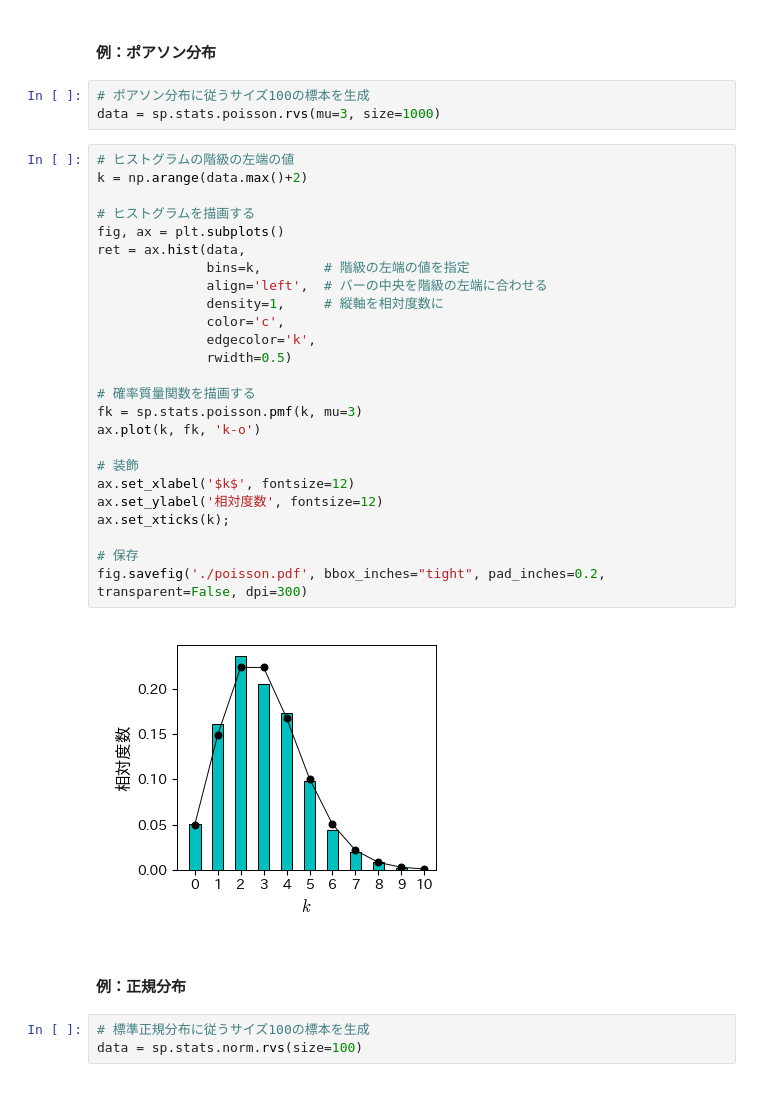
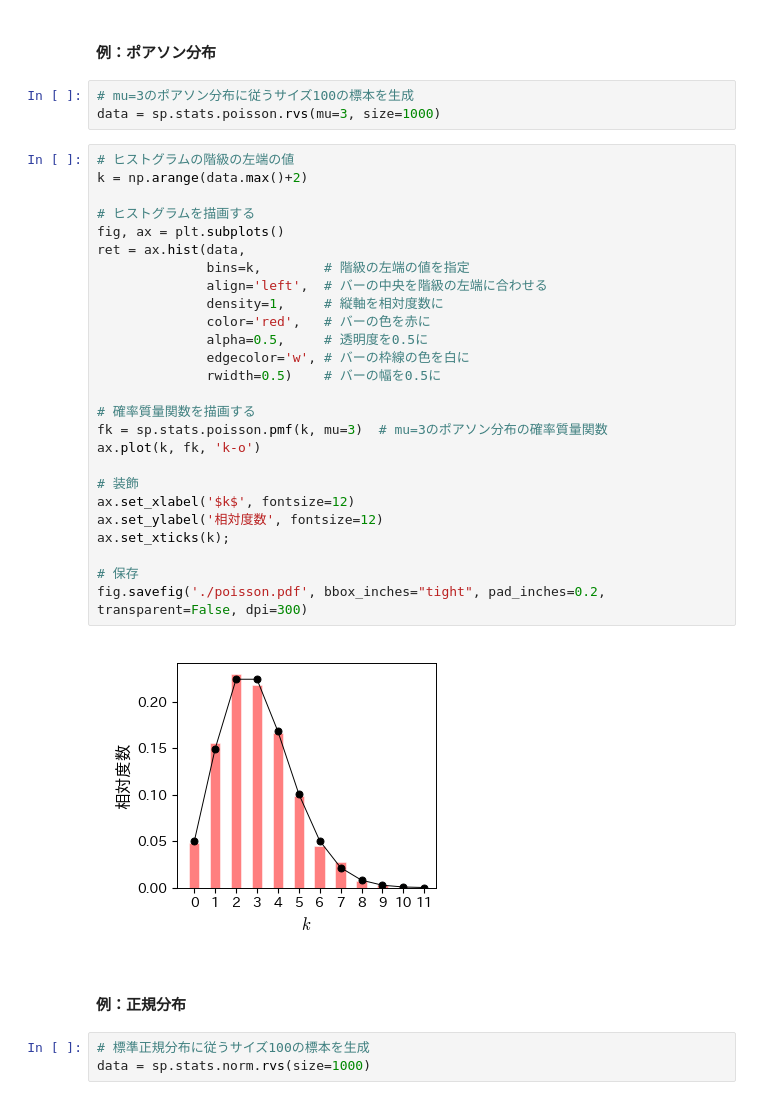
Before and after one commit to tnarizuka/modeling_simulation, a Jupyter notebook: _build/jupyter_execute/chap_2/2_environment.ipynb, the cells around one changed output. Drawn from its saved outputs; the diff is of its cells as text.

```diff
--- a/_build/jupyter_execute/chap_2/2_environment.ipynb
+++ b/_build/jupyter_execute/chap_2/2_environment.ipynb
@@ -490,40 +489,41 @@ array([ 0.14160215, -0.54994744,  1.13429327,  0.79154247, -0.03539083,
 # %% [markdown]
 #### 例：ポアソン分布
 # %%
-# ポアソン分布に従うサイズ100の標本を生成
+# mu=3のポアソン分布に従うサイズ100の標本を生成
 data = sp.stats.poisson.rvs(mu=3, size=1000)
 # %%
 # ヒストグラムの階級の左端の値
 k = np.arange(data.max()+2)
 
 # ヒストグラムを描画する
 fig, ax = plt.subplots()
 ret = ax.hist(data,
               bins=k,        # 階級の左端の値を指定
               align='left',  # バーの中央を階級の左端に合わせる
               density=1,     # 縦軸を相対度数に
-              color='c',
-              edgecolor='k',
-              rwidth=0.5)
+              color='red',   # バーの色を赤に
+              alpha=0.5,     # 透明度を0.5に
+              edgecolor='w', # バーの枠線の色を白に
+              rwidth=0.5)    # バーの幅を0.5に
 
 # 確率質量関数を描画する
-fk = sp.stats.poisson.pmf(k, mu=3)
+fk = sp.stats.poisson.pmf(k, mu=3)  # mu=3のポアソン分布の確率質量関数
 ax.plot(k, fk, 'k-o')
 
 # 装飾
 ax.set_xlabel('$k$', fontsize=12)
 ax.set_ylabel('相対度数', fontsize=12)
 ax.set_xticks(k);
 
 # 保存
 fig.savefig('./poisson.pdf', bbox_inches="tight", pad_inches=0.2, transparent=False, dpi=300)
 # %% [output]
-[figure, old version]
+[figure, new version]
 # %% [markdown]
 #### 例：正規分布
 # %%
 # 標準正規分布に従うサイズ100の標本を生成
-data = sp.stats.norm.rvs(size=100)
+data = sp.stats.norm.rvs(size=1000)
 # %%
 # ヒストグラムを描画する
 fig, ax = plt.subplots()
```
Also changed, not shown: parts of 2 cells of this notebook, 14 other files.
